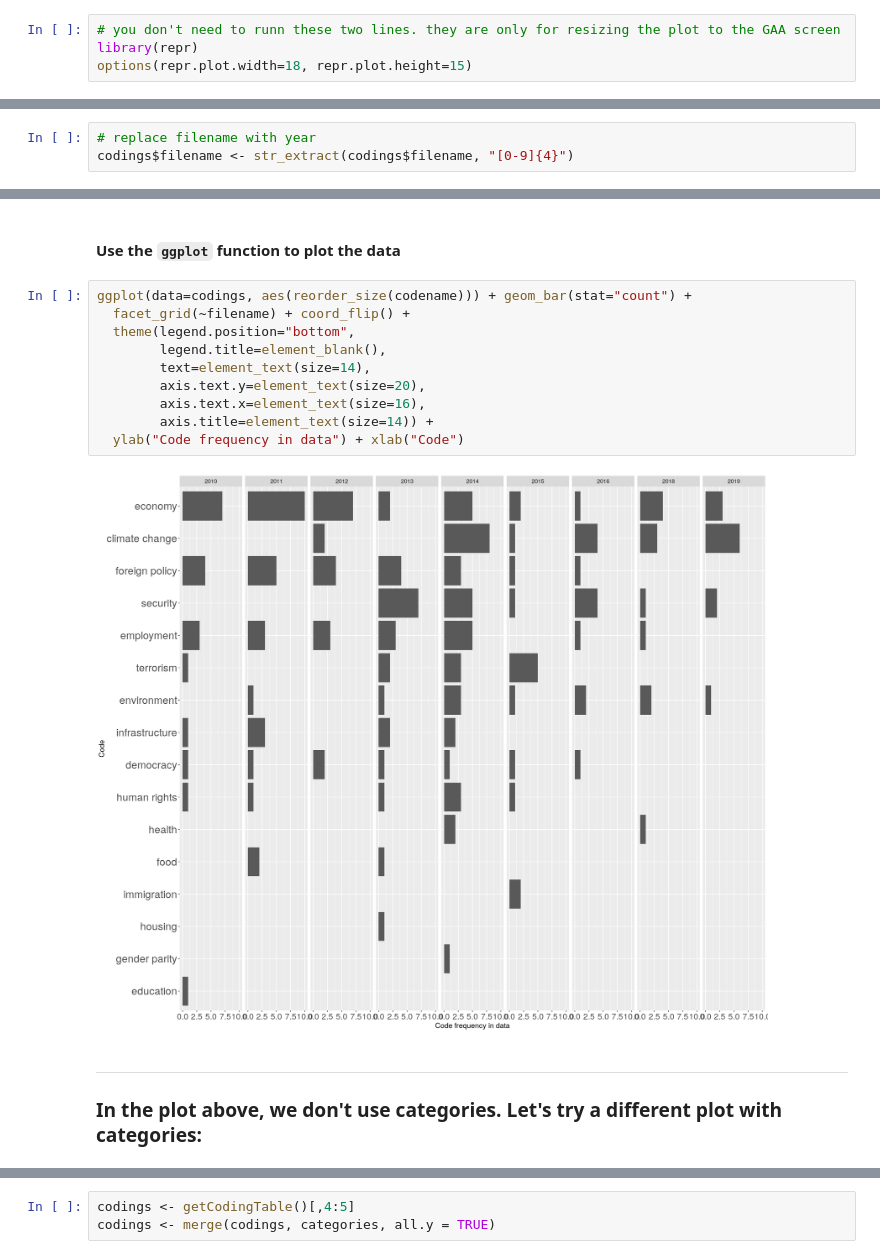
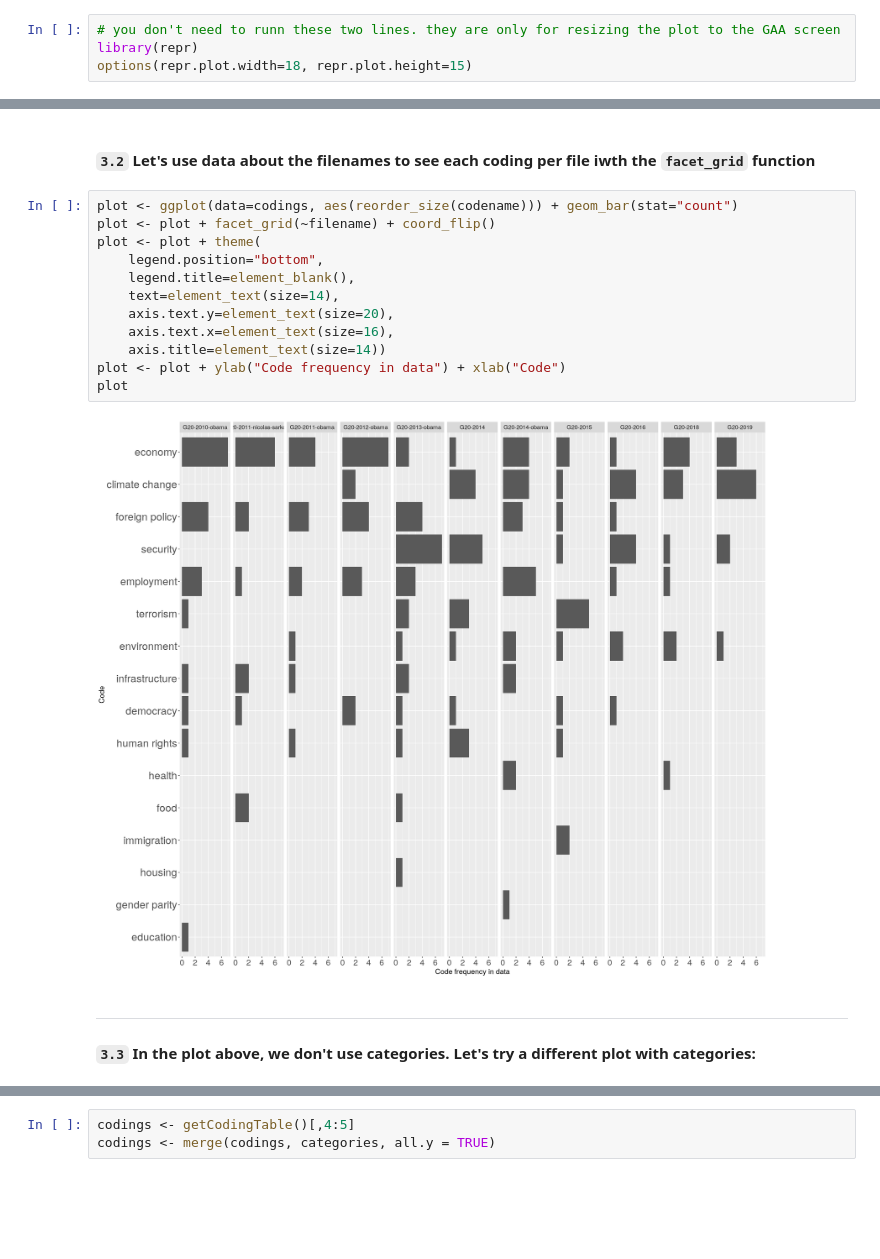
Before and after one commit to marquesarthur/research-commons-rqda-workshop, a Jupyter notebook: workshop.ipynb, the cells around one changed output, grey strips where cells are left out. Saved outputs shown, nothing was run; the diff lists cells and outputs as text; blank space fills up the shorter version.

```diff
--- a/workshop.ipynb
+++ b/workshop.ipynb
@@ -405,3 +395,0 @@ Each one of our files has a year. We are interested in plotting the distribution
-# %%
-# replace filename with year
-codings$filename <- str_extract(codings$filename, "[0-9]{4}")
@@ -412,18 +407,20 @@ reorder_size <- function(x) {
-# %% [markdown]
-#### Use the  `ggplot` function to plot the data
+# %% [markdown]
+#### `3.2` Let's use data about the filenames to see each coding per file iwth the `facet_grid` function
 # %%
-ggplot(data=codings, aes(reorder_size(codename))) + geom_bar(stat="count") +
-  facet_grid(~filename) + coord_flip() +
-  theme(legend.position="bottom",
-        legend.title=element_blank(),
-        text=element_text(size=14),
-        axis.text.y=element_text(size=20),
-        axis.text.x=element_text(size=16),
-        axis.title=element_text(size=14)) +
-  ylab("Code frequency in data") + xlab("Code")
+plot <- ggplot(data=codings, aes(reorder_size(codename))) + geom_bar(stat="count")
+plot <- plot + facet_grid(~filename) + coord_flip()
+plot <- plot + theme(
+    legend.position="bottom",
+    legend.title=element_blank(),
+    text=element_text(size=14),
+    axis.text.y=element_text(size=20),
+    axis.text.x=element_text(size=16),
+    axis.title=element_text(size=14))
+plot <- plot + ylab("Code frequency in data") + xlab("Code")
+plot
 # %% [output]
-[figure, old version]
+[figure, new version]
 # %% [markdown]
 ***
 
-### In the plot above, we don't use categories. Let's try a different plot with categories:
+#### `3.3` In the plot above, we don't use categories. Let's try a different plot with categories:
```
Also changed, not shown: parts of 104 cells of this notebook, 48 other files.
